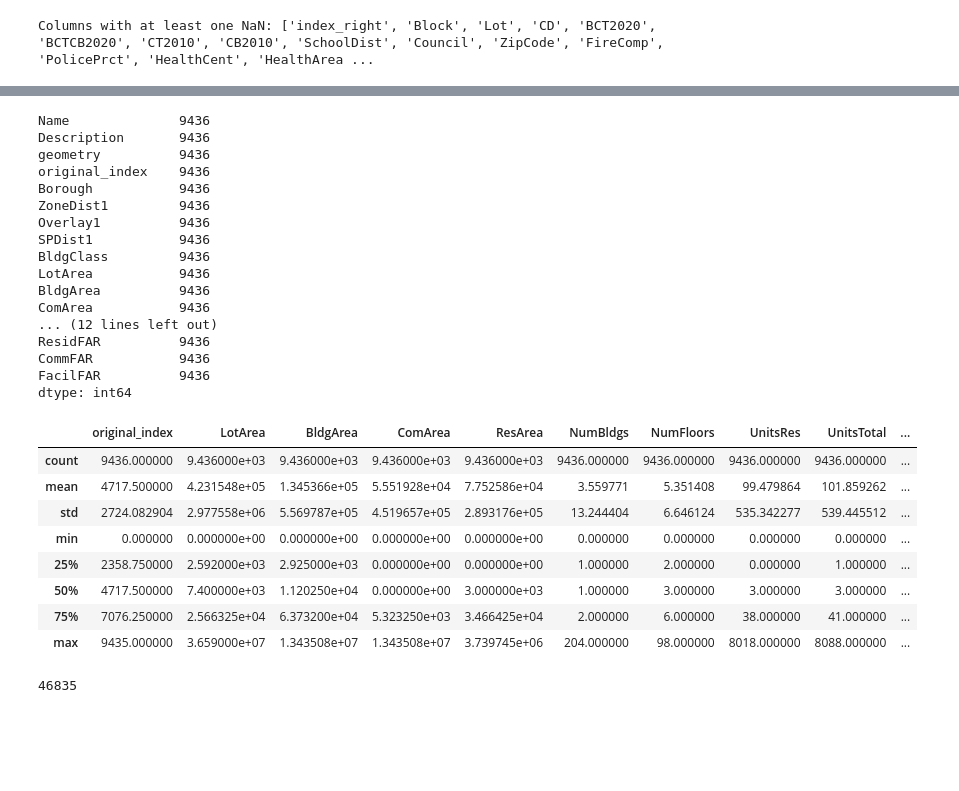
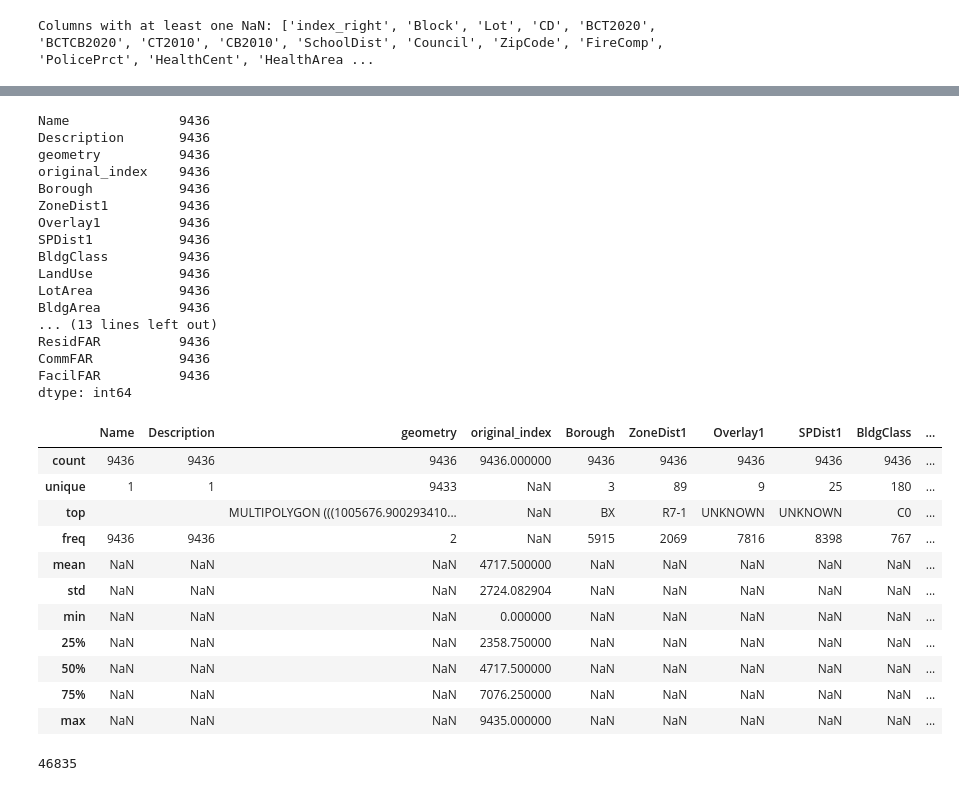
Before and after one commit to MegaKruk/uhi-ai-challenge-2025, a Jupyter notebook: UHI_Model.ipynb, the cells around one changed output, grey strips where cells are left out. Cells and saved outputs as stored; diff of their text form; code cells hidden in the pictures; blank space fills up the shorter version.

Commit message:
better describe

```diff
--- a/UHI_Model.ipynb
+++ b/UHI_Model.ipynb
@@ -3,6 +3,7 @@
 # %%
 import numpy as np
 import pandas as pd
+pd.set_option('display.max_columns', None)
 import geopandas as gpd
 import shapely.wkt
 import os, warnings
@@ -258,6 +259,7 @@ gdf_buildings["Overlay1"] = gdf_buildings["Overlay1"].fillna("UNKNOWN")
 gdf_buildings["SPDist1"] = gdf_buildings["SPDist1"].fillna("UNKNOWN")
 gdf_buildings["BldgClass"] = gdf_buildings["BldgClass"].fillna("UNKNOWN")
 gdf_buildings["Borough"] = gdf_buildings["Borough"].fillna("OTHER")
+gdf_buildings["LandUse"] = gdf_buildings["LandUse"].fillna("OTHER")
 median_val_num_floors = gdf_buildings["NumFloors"].median()
 gdf_buildings["NumFloors"] = gdf_buildings["NumFloors"].fillna(median_val_num_floors)
 median_val_num_bldgs = gdf_buildings["NumBldgs"].median()
@@ -313,26 +337,29 @@ ZoneDist1         9436
 Overlay1          9436
 SPDist1           9436
 BldgClass         9436
+LandUse           9436
 LotArea           9436
 BldgArea          9436
-ComArea           9436
-... (12 lines left out)
+... (13 lines left out)
 ResidFAR          9436
 CommFAR           9436
 FacilFAR          9436
 dtype: int64
 # %%
-gdf_buildings.describe()
+gdf_buildings.describe(include='all')
 # %% [output]
-|  | original_index | LotArea | BldgArea | ComArea | ResArea | NumBldgs | NumFloors | UnitsRes | UnitsTotal | ... |
-| count | 9436.000000 | 9.436000e+03 | 9.436000e+03 | 9.436000e+03 | 9.436000e+03 | 9436.000000 | 9436.000000 | 9436.000000 | 9436.000000 | ... |
-| mean | 4717.500000 | 4.231548e+05 | 1.345366e+05 | 5.551928e+04 | 7.752586e+04 | 3.559771 | 5.351408 | 99.479864 | 101.859262 | ... |
-| std | 2724.082904 | 2.977558e+06 | 5.569787e+05 | 4.519657e+05 | 2.893176e+05 | 13.244404 | 6.646124 | 535.342277 | 539.445512 | ... |
-| min | 0.000000 | 0.000000e+00 | 0.000000e+00 | 0.000000e+00 | 0.000000e+00 | 0.000000 | 0.000000 | 0.000000 | 0.000000 | ... |
-| 25% | 2358.750000 | 2.592000e+03 | 2.925000e+03 | 0.000000e+00 | 0.000000e+00 | 1.000000 | 2.000000 | 0.000000 | 1.000000 | ... |
-| 50% | 4717.500000 | 7.400000e+03 | 1.120250e+04 | 0.000000e+00 | 3.000000e+03 | 1.000000 | 3.000000 | 3.000000 | 3.000000 | ... |
-| 75% | 7076.250000 | 2.566325e+04 | 6.373200e+04 | 5.323250e+03 | 3.466425e+04 | 2.000000 | 6.000000 | 38.000000 | 41.000000 | ... |
-| max | 9435.000000 | 3.659000e+07 | 1.343508e+07 | 1.343508e+07 | 3.739745e+06 | 204.000000 | 98.000000 | 8018.000000 | 8088.000000 | ... |
+|  | Name | Description | geometry | original_index | Borough | ZoneDist1 | Overlay1 | SPDist1 | BldgClass | ... |
+| count | 9436 | 9436 | 9436 | 9436.000000 | 9436 | 9436 | 9436 | 9436 | 9436 | ... |
+| unique | 1 | 1 | 9433 | NaN | 3 | 89 | 9 | 25 | 180 | ... |
+| top |  |  | MULTIPOLYGON (((1005676.900293410... | NaN | BX | R7-1 | UNKNOWN | UNKNOWN | C0 | ... |
+| freq | 9436 | 9436 | 2 | NaN | 5915 | 2069 | 7816 | 8398 | 767 | ... |
+| mean | NaN | NaN | NaN | 4717.500000 | NaN | NaN | NaN | NaN | NaN | ... |
+| std | NaN | NaN | NaN | 2724.082904 | NaN | NaN | NaN | NaN | NaN | ... |
+| min | NaN | NaN | NaN | 0.000000 | NaN | NaN | NaN | NaN | NaN | ... |
+| 25% | NaN | NaN | NaN | 2358.750000 | NaN | NaN | NaN | NaN | NaN | ... |
+| 50% | NaN | NaN | NaN | 4717.500000 | NaN | NaN | NaN | NaN | NaN | ... |
+| 75% | NaN | NaN | NaN | 7076.250000 | NaN | NaN | NaN | NaN | NaN | ... |
+| max | NaN | NaN | NaN | 9435.000000 | NaN | NaN | NaN | NaN | NaN | ... |
 # %%
 if SHOW_PLOTS:
     overlay_df = gpd.overlay(gdf_buildings, gdf_pluto, how="intersection")
```
Also changed, not shown: parts of 4 cells of this notebook, 1 other file.
